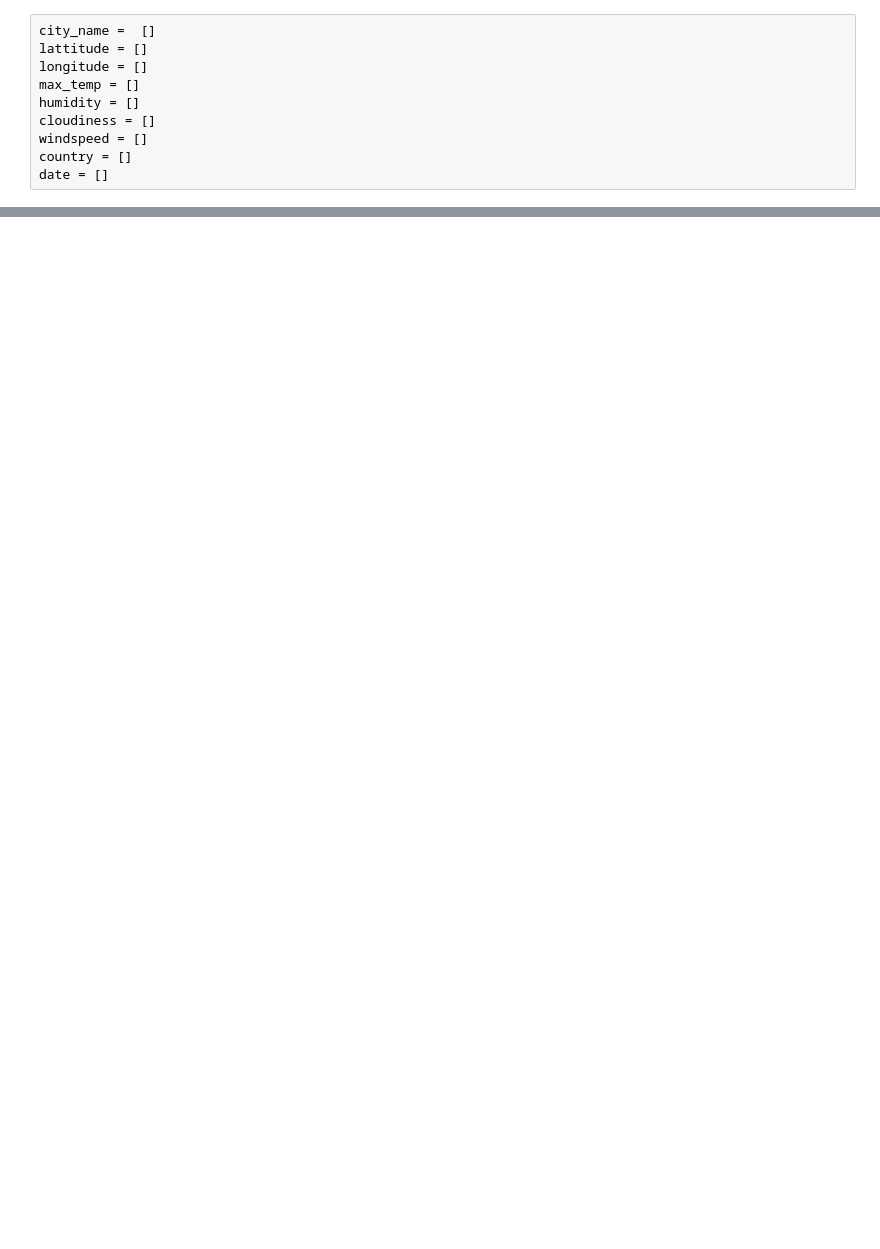
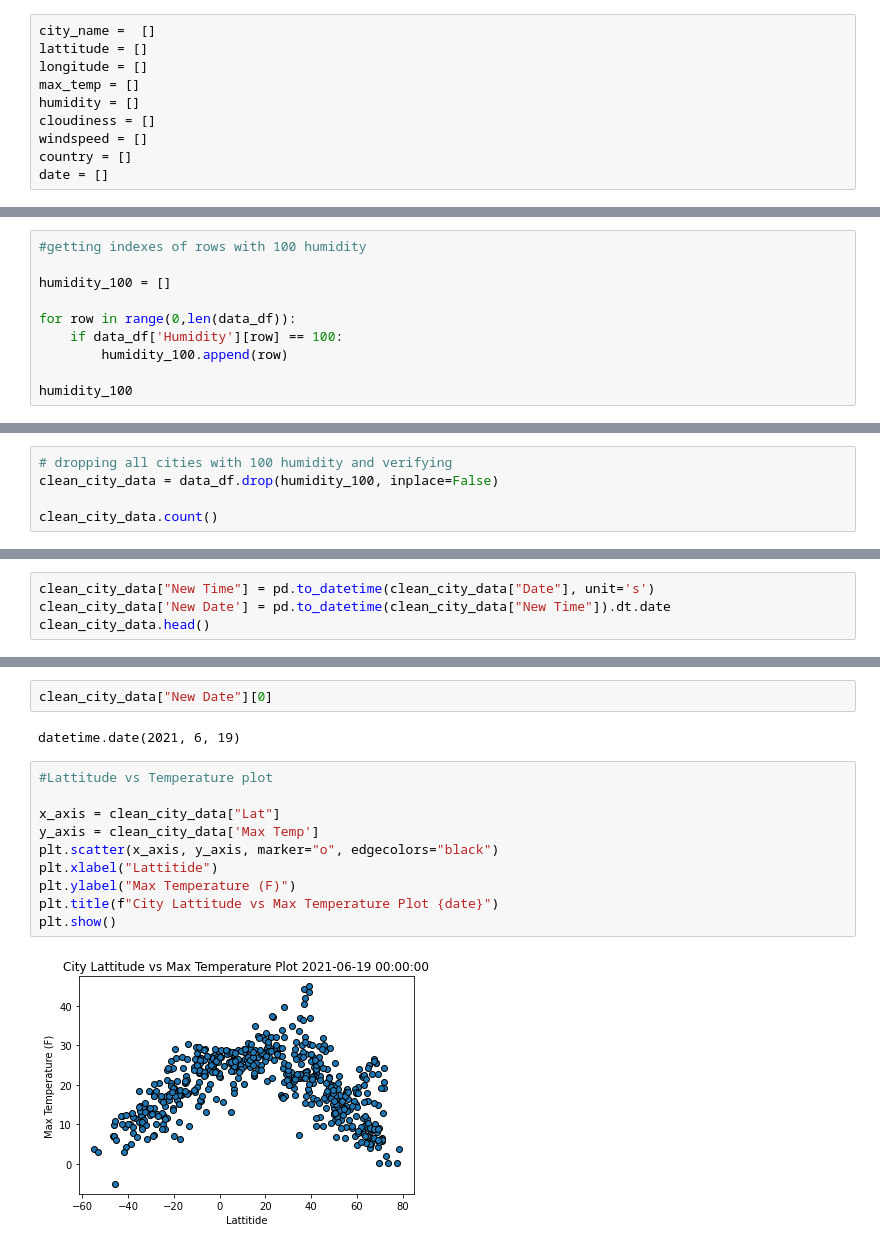
Before and after one commit to aarvinrathod/finding_vacation_spot, a Jupyter notebook: weather.ipynb, the cells around one changed output, grey strips where cells are left out. Saved outputs shown, nothing was run; the diff lists cells and outputs as text; blank space fills up the shorter version.

Commit message:
all plots ready

```diff
--- a/weather.ipynb
+++ b/weather.ipynb
@@ -105,0 +138,10 @@ Processing record of | am timan
+# %%
+#getting indexes of rows with 100 humidity
+
+humidity_100 = []
+
+for row in range(0,len(data_df)):
+    if data_df['Humidity'][row] == 100:
+        humidity_100.append(row)
+
+humidity_100
@@ -105,0 +150,5 @@ Processing record of | am timan
+# %%
+# dropping all cities with 100 humidity and verifying
+clean_city_data = data_df.drop(humidity_100, inplace=False)
+
+clean_city_data.count()
@@ -105,0 +179,4 @@ Processing record of | am timan
+# %%
+clean_city_data["New Time"] = pd.to_datetime(clean_city_data["Date"], unit='s')
+clean_city_data['New Date'] = pd.to_datetime(clean_city_data["New Time"]).dt.date
+clean_city_data.head()
@@ -105,0 +190,16 @@ Processing record of | am timan
+# %%
+clean_city_data["New Date"][0]
+# %% [output]
+datetime.date(2021, 6, 19)
+# %%
+#Lattitude vs Temperature plot
+
+x_axis = clean_city_data["Lat"]
+y_axis = clean_city_data['Max Temp']
+plt.scatter(x_axis, y_axis, marker="o", edgecolors="black")
+plt.xlabel("Lattitide")
+plt.ylabel("Max Temperature (F)")
+plt.title(f"City Lattitude vs Max Temperature Plot {date}")
+plt.show()
+# %% [output]
+[figure, added]
```
Also changed, not shown: parts of 14 cells of this notebook, 2 other files.
